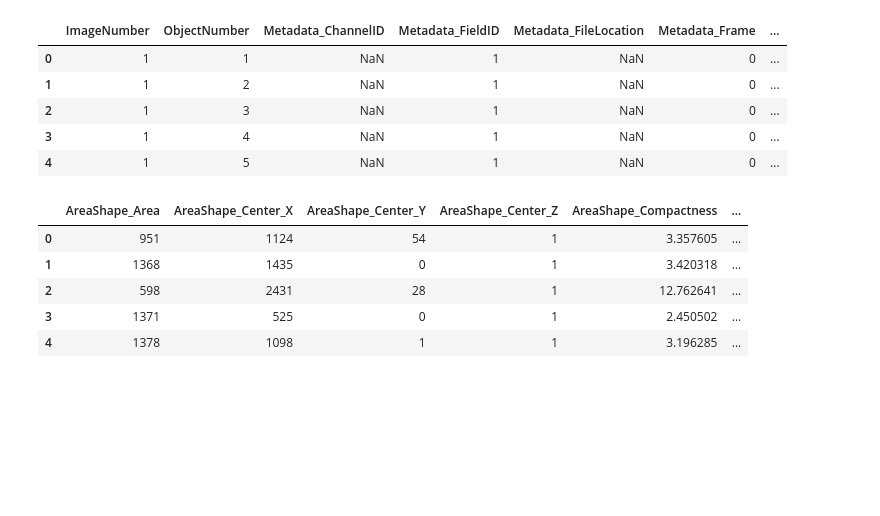
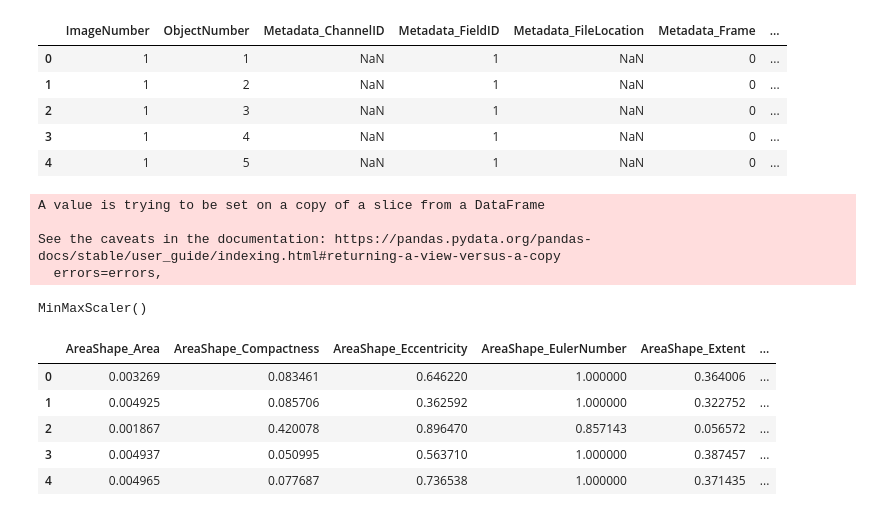
Before and after one commit to halliganbs/violin_facet_gird, a Jupyter notebook: violin_plot.ipynb, the cells around one changed output. Drawn from its saved outputs; the diff is of its cells as text; code cells hidden in the pictures; blank space fills up the shorter version.

Commit message:
normalized data

```diff
--- a/violin_plot.ipynb
+++ b/violin_plot.ipynb
@@ -17,17 +39,27 @@ df.head()
 | 2 | 1 | 3 | NaN | 1 | NaN | 0 | ... |
 | 3 | 1 | 4 | NaN | 1 | NaN | 0 | ... |
 | 4 | 1 | 5 | NaN | 1 | NaN | 0 | ... |
-# %%
-pd.options.display.max_rows = None
-df.isna().any()
 # %%
-dt = df.loc[:, df.columns.str.startswith(('AreaShape_','Intensity_'))]
+dt = df.loc[:, df.columns.str.startswith(('AreaShape_','Intensity_','Cell Line', 'Enza','NCAM','PSA'))]
+dt.drop(columns=['AreaShape_Center_X','AreaShape_Center_Y','AreaShape_Center_Z'], axis=1, inplace=True)
+# %% [output]
+A value is trying to be set on a copy of a slice from a DataFrame
+
+See the caveats in the documentation: https://pandas.pydata.org/pandas-docs/stable/user_guide/indexing.html#returning-a-view-versus-a-copy
+  errors=errors,
+# %%
+scaler = MinMaxScaler(feature_range=(0,1))
+scaler.fit(dt[dt.columns.difference(['Cell Line', 'Enza', 'NCAM', 'PSA']).values])
+# %% [output]
+MinMaxScaler()
+# %%
+df_scaled = pd.DataFrame(scaler.fit_transform(dt[dt.columns.difference(['Cell Line', 'Enza', 'NCAM', 'PSA']).values]), columns=dt[dt.columns.difference(['Cell Line', 'Enza', 'NCAM', 'PSA'])].columns)
 # %%
-dt.head()
+df_scaled.head()
 # %% [output]
-|  | AreaShape_Area | AreaShape_Center_X | AreaShape_Center_Y | AreaShape_Center_Z | AreaShape_Compactness | ... |
-| 0 | 951 | 1124 | 54 | 1 | 3.357605 | ... |
-| 1 | 1368 | 1435 | 0 | 1 | 3.420318 | ... |
-| 2 | 598 | 2431 | 28 | 1 | 12.762641 | ... |
-| 3 | 1371 | 525 | 0 | 1 | 2.450502 | ... |
-| 4 | 1378 | 1098 | 1 | 1 | 3.196285 | ... |
+|  | AreaShape_Area | AreaShape_Compactness | AreaShape_Eccentricity | AreaShape_EulerNumber | AreaShape_Extent | ... |
+| 0 | 0.003269 | 0.083461 | 0.646220 | 1.000000 | 0.364006 | ... |
+| 1 | 0.004925 | 0.085706 | 0.362592 | 1.000000 | 0.322752 | ... |
+| 2 | 0.001867 | 0.420078 | 0.896470 | 0.857143 | 0.056572 | ... |
+| 3 | 0.004937 | 0.050995 | 0.563710 | 1.000000 | 0.387457 | ... |
+| 4 | 0.004965 | 0.077687 | 0.736538 | 1.000000 | 0.371435 | ... |
```
Also changed, not shown: parts of 18 cells of this notebook.
